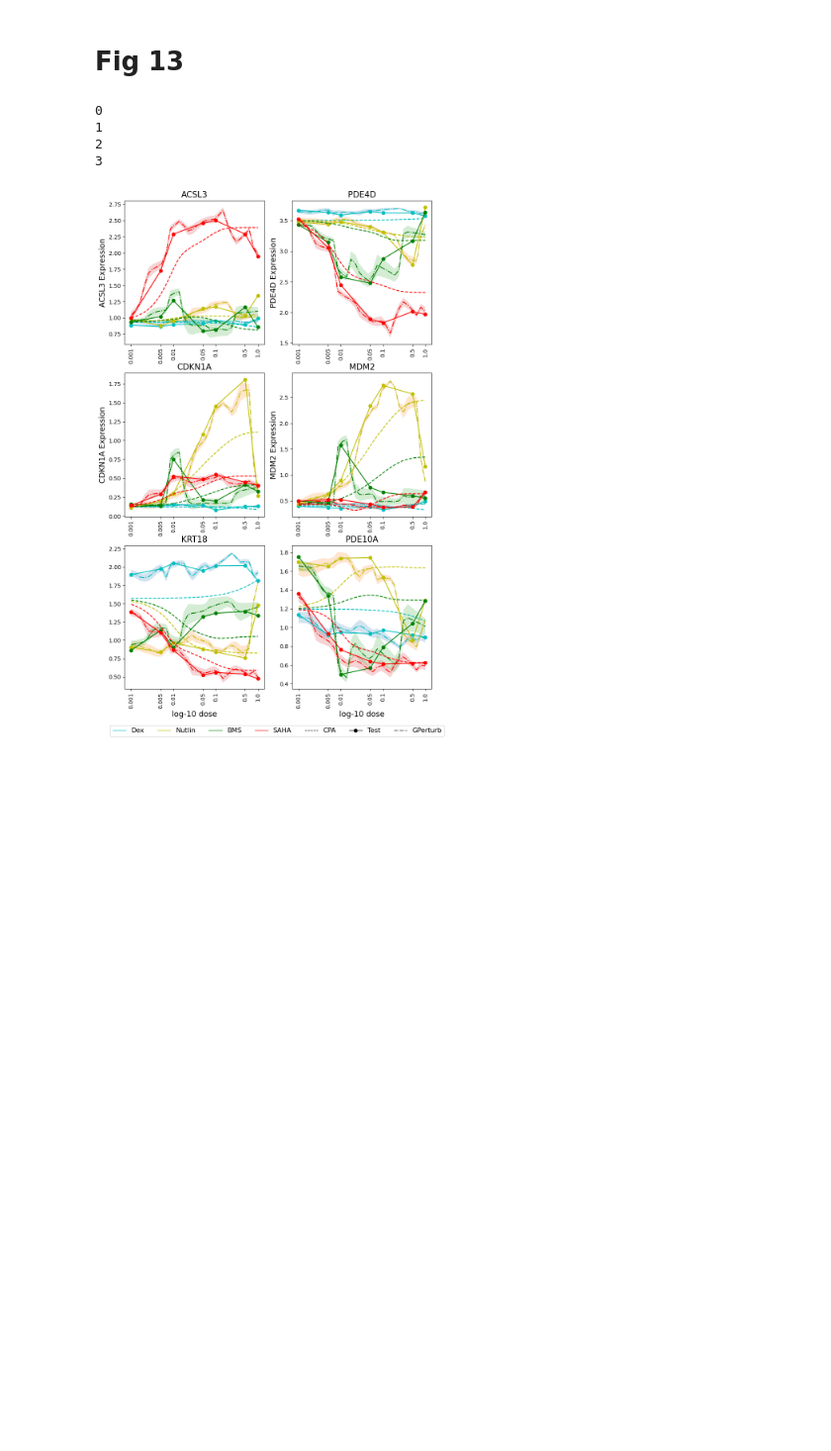
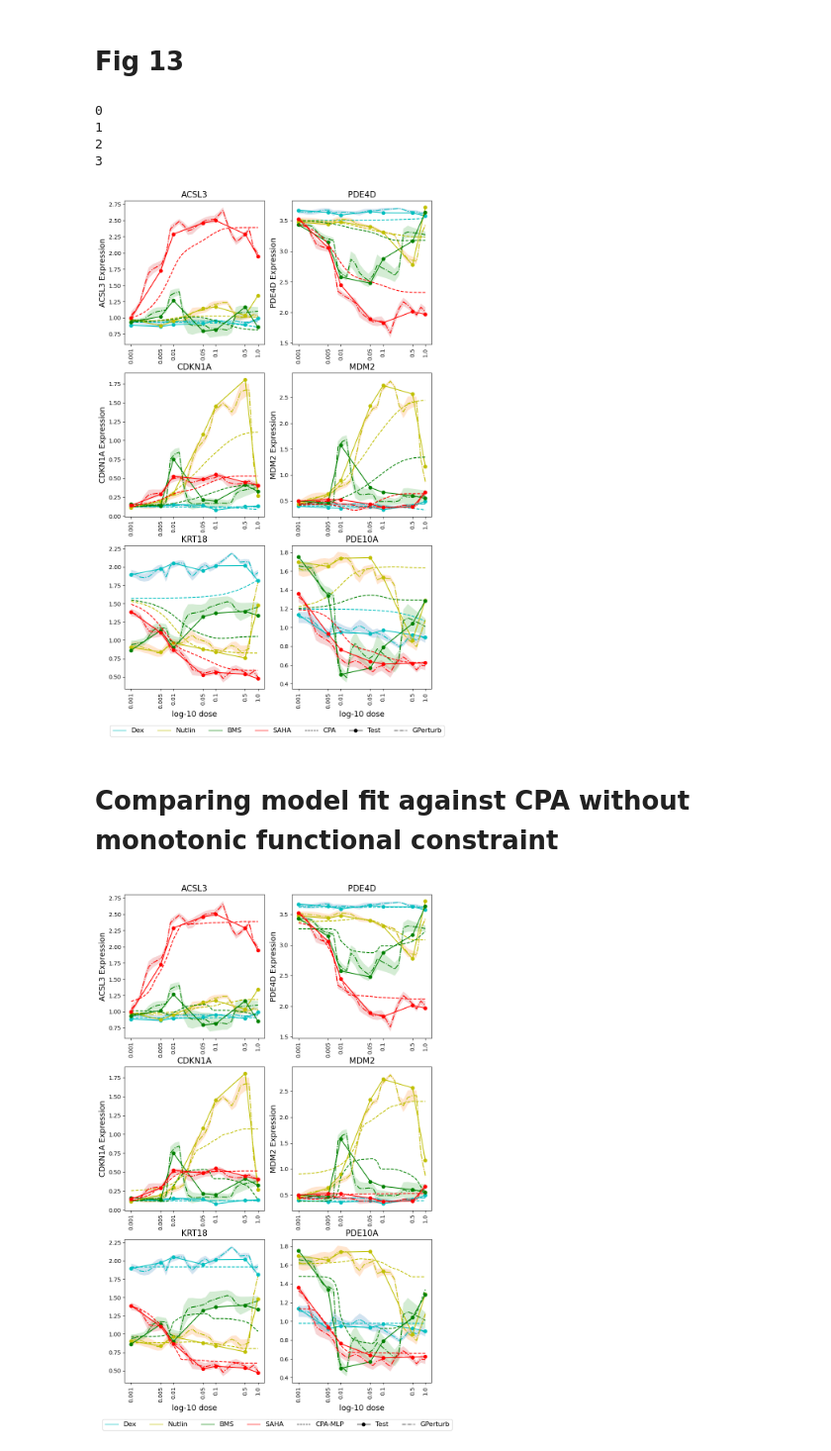
Before and after one commit to hwxing3259/GPerturb, a Jupyter notebook: numerical_examples/SciPlex2_GPerturb.ipynb, the cells around one changed output. Shown at 99% size. Cells and saved outputs as stored; diff of their text form; code cells hidden in the pictures; blank space fills up the shorter version.

```diff
--- a/numerical_examples/SciPlex2_GPerturb.ipynb
+++ b/numerical_examples/SciPlex2_GPerturb.ipynb
@@ -62,7 +62,7 @@ lr_parametric = 1e-3
 nu_1, nu_2, nu_3, nu_4, nu_5, nu_6 = torch.tensor([1., 1e-2, 1., 1e-2, 3., 1e-2]).to(device)
 tau = torch.tensor(1.).to(device)
 
-parametric_model = GPerturb_Gaussian(conditioner_dim=conditioner_dim, output_dim=output_dim, base_dim=cell_info_dim,
+parametric_model = GPerturb_gaussian(conditioner_dim=conditioner_dim, output_dim=output_dim, base_dim=cell_info_dim,
                                data_size=sample_size, hidden_node=hidden_node, hidden_layer_1=hidden_layer,
                                hidden_layer_2=hidden_layer, tau=tau)
 parametric_model.test_id = testing_idx = list(np.random.choice(a=range(my_observation.shape[0]), size=my_observation.shape[0] // 8, replace=False))
@@ -259,3 +263,76 @@ f.set_size_inches(10, 16)
 2
 3
 [figure]
+# %% [markdown]
+# Comparing model fit against CPA without monotonic functional constraint
+# %%
+# we compare model fit against CPA with monotonic functional constraint
+
+degs = ['ACSL3', 'PDE4D', 'CDKN1A','MDM2', 'KRT18', 'PDE10A']
+# # compute from model
+# perturb_level, _, _, _, logit_p, _, base_mean = parametric_model(my_conditioner, my_cell_info)
+# GPerturb_base = base_mean.detach().cpu().numpy().mean(0)
+# GPerturb_avg_pred = []
+# for i in range(4):
+#     print(i)
+#     uc = torch.zeros((30, 4))
+#     uc[:, i] = torch.pow(10**torch.linspace(-3, 0, 30), 0.2)
+#     perturb_level, pert_level_log_var, _, _, logit_p, _, _ = parametric_model(uc, None)
+#     pert_upper = perturb_level + 2*torch.exp(0.5 * pert_level_log_var)
+#     pert_lower = perturb_level - 2*torch.exp(0.5 * pert_level_log_var)
+#     pert_est = (perturb_level * F.sigmoid(logit_p)).detach().cpu().numpy() + GPerturb_base[np.newaxis, :]
+#     pert_est_upper = (pert_upper * F.sigmoid(logit_p)).detach().cpu().numpy() + GPerturb_base[np.newaxis, :]
+#     pert_est_lower = (pert_lower * F.sigmoid(logit_p)).detach().cpu().numpy() + GPerturb_base[np.newaxis, :]
+#     pert_est = pert_est[:, [gene_name.index(i) for i in degs]]
+#     pert_est_upper = pert_est_upper[:, [gene_name.index(i) for i in degs]]
+#     pert_est_lower = pert_est_lower[:, [gene_name.index(i) for i in degs]]
+
+#     for k, j in enumerate(10**np.linspace(-3, 0, 30)):
+#         GPerturb_avg_pred.append(pd.DataFrame({'pert': [np.array(cond_name)[uc[0] != 0.][0]]*len(degs), 'dose': j,
+#                                             'gene': degs, 'BSAPR': pert_est[k], 'BSAPR_upper':pert_est_upper[k],
+#                                             'BSAPR_lower':pert_est_lower[k]}))
+# GPerturb_avg_pred = pd.concat(GPerturb_avg_pred)
+
+# load from pre-computed
+GPerturb_avg_pred = pd.read_csv('./GPerturb_vis_data/Sciplex2_BSAPR_avg_pred.csv', index_col=0)
+
+
+obs_avg = pd.read_csv('./GPerturb_vis_data/Sciplex2_obs_avg.csv', index_col=0)
+CPA_avg_pred = pd.read_csv('./GPerturb_vis_data/CPA_avg_pred_MLP.csv', index_col=0)
+
+f, a = plt.subplots(nrows=3, ncols=2)
+for i in range(6):
+    my_data_CPA = CPA_avg_pred[CPA_avg_pred.gene==degs[i]]
+    my_data_obs = obs_avg[obs_avg.gene == degs[i]]
+    my_data_GPerturb = GPerturb_avg_pred[GPerturb_avg_pred.gene == degs[i]]
+    lty = ['--', '-', '-.']
+    col = ['c', 'y', 'g', 'r']
+    for idx, j in enumerate(['Dex', 'Nutlin', 'BMS', 'SAHA']):
+        a[i//2, i%2].plot(np.linspace(-3, 0, 100), np.array(my_data_CPA[my_data_CPA.pert == j].sort_values(by='dose').CPA), linestyle=lty[0], label=j, c=col[idx])
+        a[i // 2, i % 2].plot(np.log10([0.001, 0.005, 0.01, 0.05, 0.1, 0.5, 1.]), np.array(my_data_obs[my_data_obs.pert == j].sort_values(by='dose').obs), linestyle=lty[1], marker='o', c=col[idx])
+        a[i // 2, i % 2].plot(np.linspace(-3, 0, 30),
+        np.array(my_data_GPerturb[my_data_GPerturb.pert == j].sort_values(by='dose').BSAPR), linestyle=lty[2], c=col[idx])
+        a[i // 2, i % 2].fill_between(np.linspace(-3, 0, 30),
+        np.array(my_data_GPerturb[my_data_GPerturb.pert == j].sort_values(by='dose').BSAPR_lower),
+        np.array(my_data_GPerturb[my_data_GPerturb.pert == j].sort_values(by='dose').BSAPR_upper), alpha=0.2)
+        a[i // 2, i % 2].set_title(degs[i], fontdict = {'fontsize' : 15})
+        a[i // 2, i % 2].set_xticks(ticks=np.log10([0.001, 0.005, 0.01, 0.05, 0.1, 0.5, 1.]), labels=[0.001, 0.005, 0.01, 0.05, 0.1, 0.5, 1.0], rotation=90)
+    if i//2 == 2:
+        a[i // 2, i % 2].set_xlabel('log-10 dose', fontdict = {'fontsize' : 14})
+    else:
+        a[i // 2, i % 2].set_xlabel('')
+        a[i // 2, i % 2].set_ylabel(degs[i] + ' Expression', fontdict = {'fontsize' : 14})
+from matplotlib.lines import Line2D
+legend_elements = [Line2D([0], [0], color='c', lw=1, label='Dex'),
+Line2D([0], [0], color='y', lw=1, label='Nutlin'),
+Line2D([0], [0], color='g', lw=1, label='BMS'),
+Line2D([0], [0], color='r', lw=1, label='SAHA'),
+Line2D([0], [0], color='k', lw=1, linestyle='--', label='CPA-MLP'),
+Line2D([0], [0], color='k', lw=1, linestyle='-', marker='o', label='Test'),
+Line2D([0], [0], color='k', lw=1, linestyle='-.', label='GPerturb')]
+
+f.legend(handles=legend_elements, loc='lower center', ncol=7, bbox_to_anchor=(.51, 0.03), prop={'size': 12})
+f.set_size_inches(10, 16)
+# plt.savefig('./GPerturb_vis/GPerturb_Sciplex2_curve.png', dpi=300)
+# %% [output]
+[figure, added]
```
Also changed, not shown: parts of 6 cells of this notebook, 3 other files.
